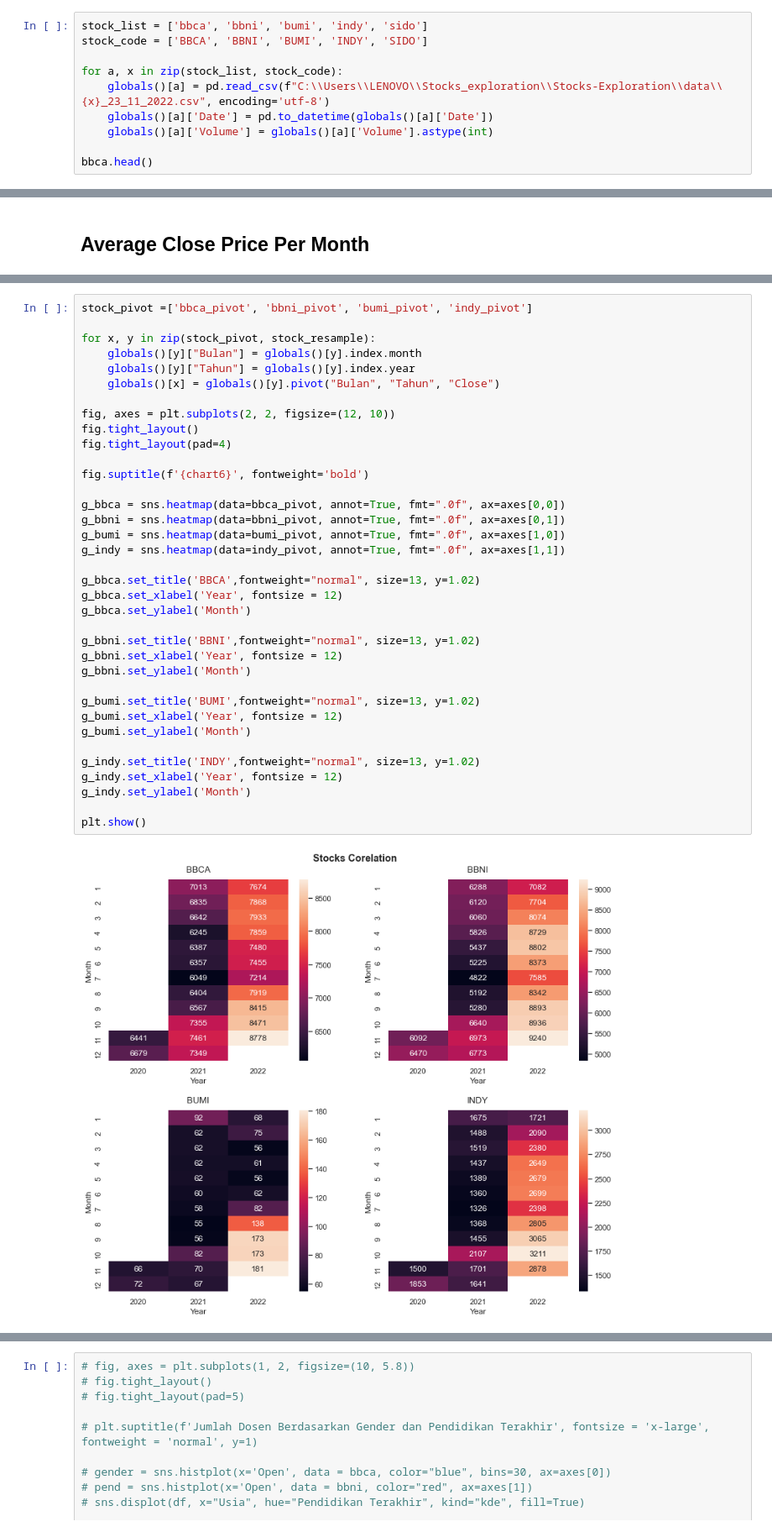
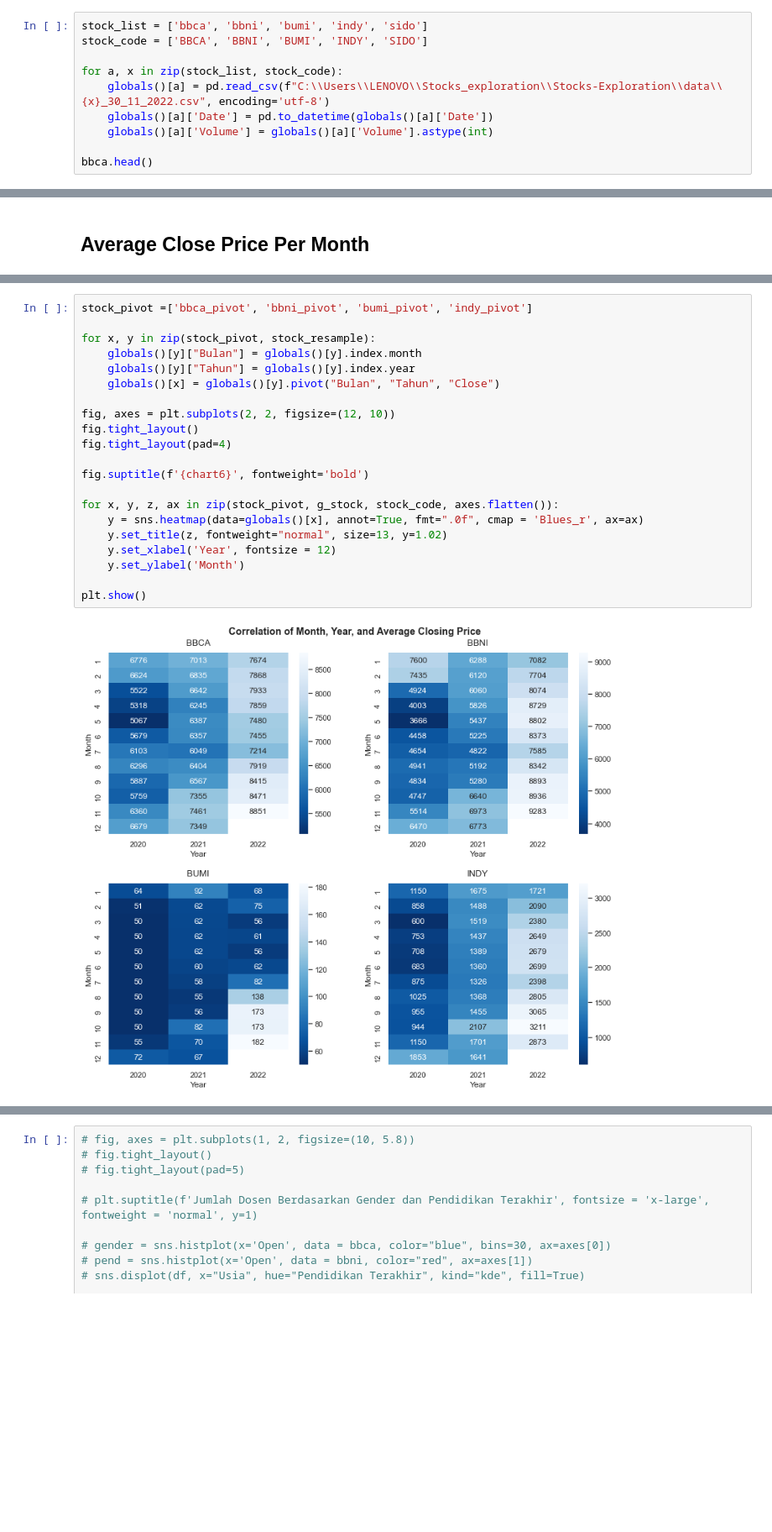
Before and after one commit to crypter70/Stocks-Prediction, a Jupyter notebook: Stocks Data Exploration.ipynb, the cells around one changed output, grey strips where cells are left out. Shown: that part at 84% size. Drawn from its saved outputs; the diff is of its cells as text; blank space fills up the shorter version.

Commit message:
crawler changes and adding charts

```diff
--- a/Stocks Data Exploration.ipynb
+++ b/Stocks Data Exploration.ipynb
@@ -21,7 +24,7 @@ stock_list = ['bbca', 'bbni', 'bumi', 'indy', 'sido']
 stock_code = ['BBCA', 'BBNI', 'BUMI', 'INDY', 'SIDO']
 
 for a, x in zip(stock_list, stock_code):
-    globals()[a] = pd.read_csv(f"C:\\Users\\LENOVO\\Stocks_exploration\\Stocks-Exploration\\data\\{x}_23_11_2022.csv", encoding='utf-8')
+    globals()[a] = pd.read_csv(f"C:\\Users\\LENOVO\\Stocks_exploration\\Stocks-Exploration\\data\\{x}_30_11_2022.csv", encoding='utf-8')
     globals()[a]['Date'] = pd.to_datetime(globals()[a]['Date'])
     globals()[a]['Volume'] = globals()[a]['Volume'].astype(int)
 
@@ -275,38 +198,23 @@ Markdown("""
 # %%
 stock_pivot =['bbca_pivot', 'bbni_pivot', 'bumi_pivot', 'indy_pivot']
 
 for x, y in zip(stock_pivot, stock_resample):
     globals()[y]["Bulan"] = globals()[y].index.month
     globals()[y]["Tahun"] = globals()[y].index.year
     globals()[x] = globals()[y].pivot("Bulan", "Tahun", "Close")
 
 fig, axes = plt.subplots(2, 2, figsize=(12, 10))
 fig.tight_layout()
 fig.tight_layout(pad=4)
 
 fig.suptitle(f'{chart6}', fontweight='bold')
 
-g_bbca = sns.heatmap(data=bbca_pivot, annot=True, fmt=".0f", ax=axes[0,0])
-g_bbni = sns.heatmap(data=bbni_pivot, annot=True, fmt=".0f", ax=axes[0,1])
-g_bumi = sns.heatmap(data=bumi_pivot, annot=True, fmt=".0f", ax=axes[1,0])
-g_indy = sns.heatmap(data=indy_pivot, annot=True, fmt=".0f", ax=axes[1,1])
-
-g_bbca.set_title('BBCA',fontweight="normal", size=13, y=1.02)
-g_bbca.set_xlabel('Year', fontsize = 12)
-g_bbca.set_ylabel('Month')
-
-g_bbni.set_title('BBNI',fontweight="normal", size=13, y=1.02)
-g_bbni.set_xlabel('Year', fontsize = 12)
-g_bbni.set_ylabel('Month')
-
-g_bumi.set_title('BUMI',fontweight="normal", size=13, y=1.02)
-g_bumi.set_xlabel('Year', fontsize = 12)
-g_bumi.set_ylabel('Month')
-
-g_indy.set_title('INDY',fontweight="normal", size=13, y=1.02)
-g_indy.set_xlabel('Year', fontsize = 12)
-g_indy.set_ylabel('Month')
+for x, y, z, ax in zip(stock_pivot, g_stock, stock_code, axes.flatten()):
+    y = sns.heatmap(data=globals()[x], annot=True, fmt=".0f", cmap = 'Blues_r', ax=ax)
+    y.set_title(z, fontweight="normal", size=13, y=1.02)
+    y.set_xlabel('Year', fontsize = 12)
+    y.set_ylabel('Month')
 
 plt.show()
 # %% [output]
-[figure, old version]
+[figure, new version]
```
Also changed, not shown: parts of 14 cells of this notebook, 7 other files.
